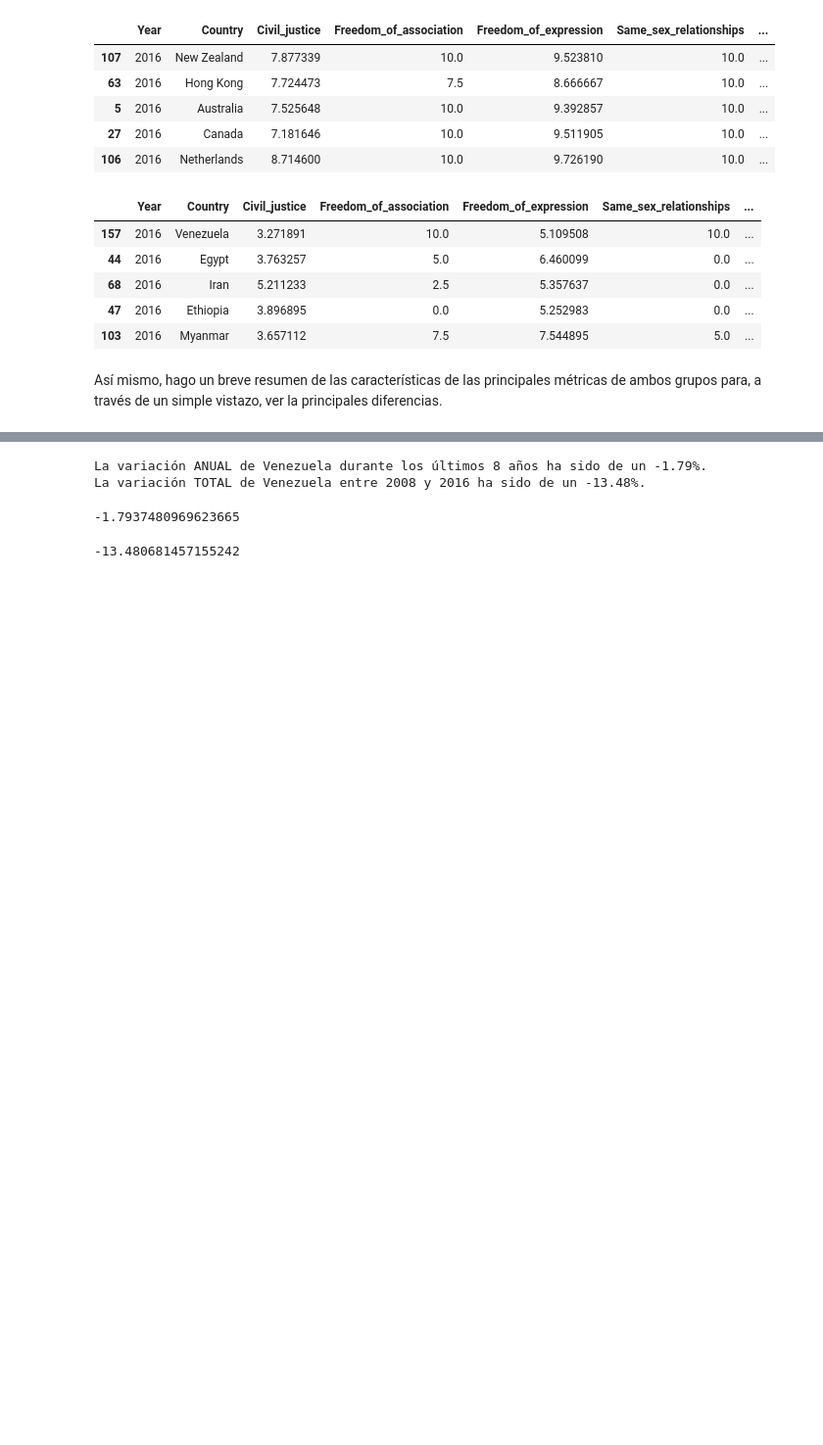
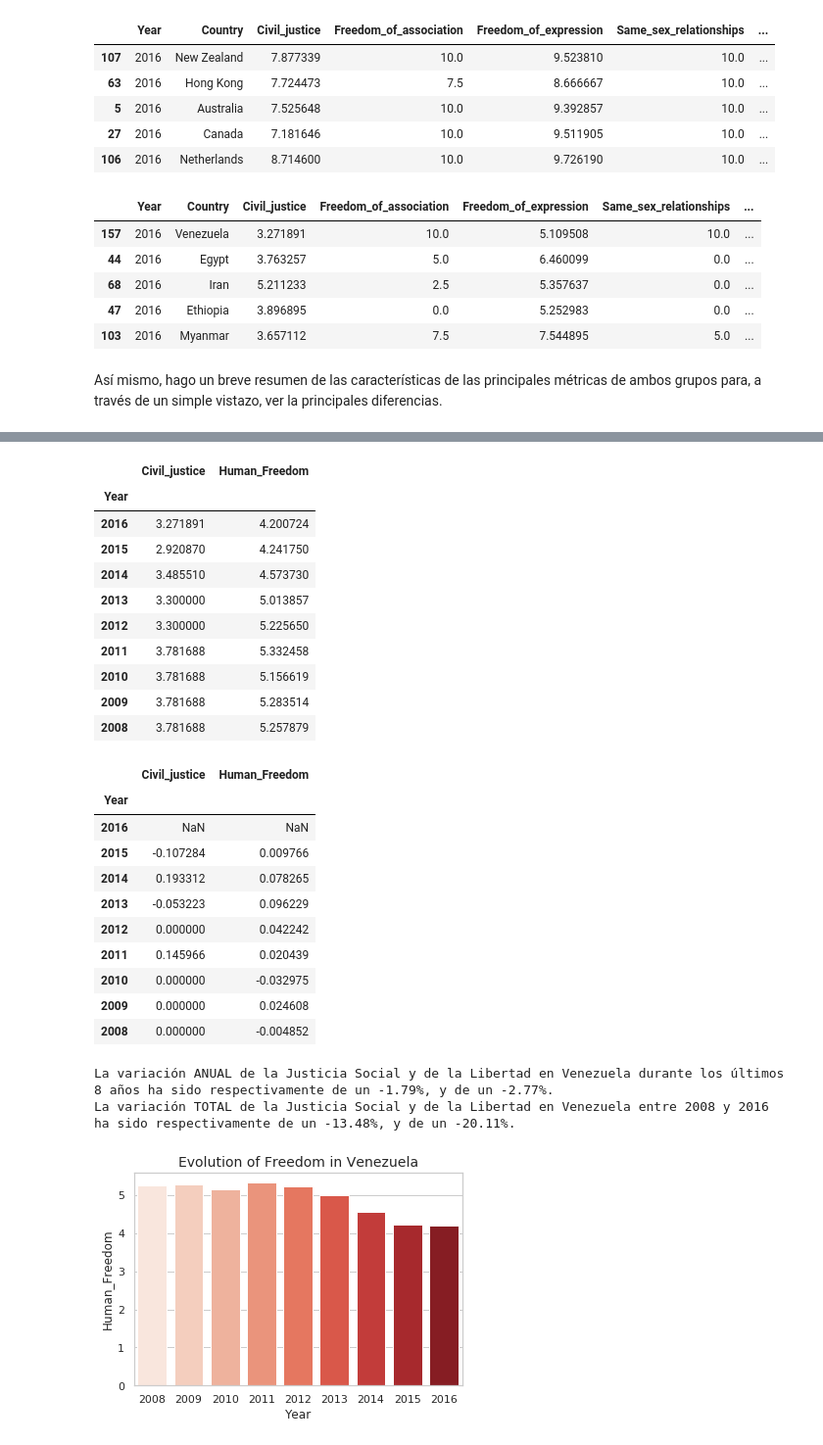
Before and after one commit to alejandroperela/datamad0119, a Jupyter notebook: module-1/pipelines-project/your-code/Code.ipynb, the cells around one changed output, grey strips where cells are left out. Shown at 98% size. Saved outputs shown, nothing was run; the diff lists cells and outputs as text; code cells hidden in the pictures; blank space fills up the shorter version.

```diff
--- a/module-1/pipelines-project/your-code/Code.ipynb
+++ b/module-1/pipelines-project/your-code/Code.ipynb
@@ -289,13 +301,48 @@ Y termino el análisis anual midiendo lo que han variado las variables Justicia
 # %%
-var_ven_per_year = ((stats_venezuela.loc[2016, 'Civil_justice']/stats_venezuela.loc[2008, 'Civil_justice'])**(1/8)-1)*100
-var_ven = ((stats_venezuela.loc[2016, 'Civil_justice']/stats_venezuela.loc[2008, 'Civil_justice'])-1)*100
-var_ven_per_year = ((stats_venezuela.loc[2016, 'Civil_justice']/stats_venezuela.loc[2008, 'Civil_justice'])**(1/8)-1)*100
-var_ven = ((stats_venezuela.loc[2016, 'Civil_justice']/stats_venezuela.loc[2008, 'Civil_justice'])-1)*100
+data_venezuela = data[(data['Country']=='Venezuela')]
+data_venezuela = data_venezuela.sort_values(by='Year', ascending=False)
 
-print("La variación ANUAL de la Justicia Civil en Venezuela durante los últimos 8 años ha sido de un " + str(round(var_ven_per_year, 2)) + "%.")
-print("La variación TOTAL de la Justicia Civil en Venezuela entre 2008 y 2016 ha sido de un " + str(round(var_ven, 2)) + "%.")
+stats_venezuela = data_venezuela[columns_analysis]
+stats_venezuela = stats_venezuela.set_index('Year')
+
+display(stats_venezuela)
+display(stats_venezuela.pct_change())
+
+title = 'Evolution of Freedom in Venezuela'
+sns.set(style="whitegrid")
+ven_freedom = sns.barplot(x="Year", y="Human_Freedom", data=data_venezuela, palette="Reds")
+plt.title(title, fontsize=14)
+
+ven_civil_year = ((stats_venezuela.loc[2016, 'Civil_justice']/stats_venezuela.loc[2008, 'Civil_justice'])**(1/8)-1)*100
+ven_civil = ((stats_venezuela.loc[2016, 'Civil_justice']/stats_venezuela.loc[2008, 'Civil_justice'])-1)*100
+ven_freedom_year = ((stats_venezuela.loc[2016, 'Human_Freedom']/stats_venezuela.loc[2008, 'Human_Freedom'])**(1/8)-1)*100
+ven_freedom = ((stats_venezuela.loc[2016, 'Human_Freedom']/stats_venezuela.loc[2008, 'Human_Freedom'])-1)*100
+
+print("La variación ANUAL de la Justicia Social y de la Libertad en Venezuela durante los últimos 8 años ha sido respectivamente de un " + str(round(ven_civil_year, 2)) + "%, y de un " + str(round(ven_freedom_year, 2)) + "%.")
+print("La variación TOTAL de la Justicia Social y de la Libertad en Venezuela entre 2008 y 2016 ha sido respectivamente de un " + str(round(ven_civil, 2)) + "%, y de un " + str(round(ven_freedom, 2)) + "%.")
 # %% [output]
+|  | Civil_justice | Human_Freedom |
+| Year |  |  |
+| 2016 | 3.271891 | 4.200724 |
+| 2015 | 2.920870 | 4.241750 |
+| 2014 | 3.485510 | 4.573730 |
+| 2013 | 3.300000 | 5.013857 |
+| 2012 | 3.300000 | 5.225650 |
+| 2011 | 3.781688 | 5.332458 |
+| 2010 | 3.781688 | 5.156619 |
+| 2009 | 3.781688 | 5.283514 |
+| 2008 | 3.781688 | 5.257879 |
+|  | Civil_justice | Human_Freedom |
+| Year |  |  |
+| 2016 | NaN | NaN |
+| 2015 | -0.107284 | 0.009766 |
+| 2014 | 0.193312 | 0.078265 |
+| 2013 | -0.053223 | 0.096229 |
+| 2012 | 0.000000 | 0.042242 |
+| 2011 | 0.145966 | 0.020439 |
+| 2010 | 0.000000 | -0.032975 |
+| 2009 | 0.000000 | 0.024608 |
+| 2008 | 0.000000 | -0.004852 |
-La variación ANUAL de Venezuela durante los últimos 8 años ha sido de un -1.79%.
-La variación TOTAL de Venezuela entre 2008 y 2016 ha sido de un -13.48%.
+La variación ANUAL de la Justicia Social y de la Libertad en Venezuela durante los últimos 8 años ha sido respectivamente de un -1.79%, y de un -2.77%.
+La variación TOTAL de la Justicia Social y de la Libertad en Venezuela entre 2008 y 2016 ha sido respectivamente de un -13.48%, y de un -20.11%.
--1.7937480969623665
--13.480681457155242
+[figure, added]
```
Also changed, not shown: parts of 17 cells of this notebook.
